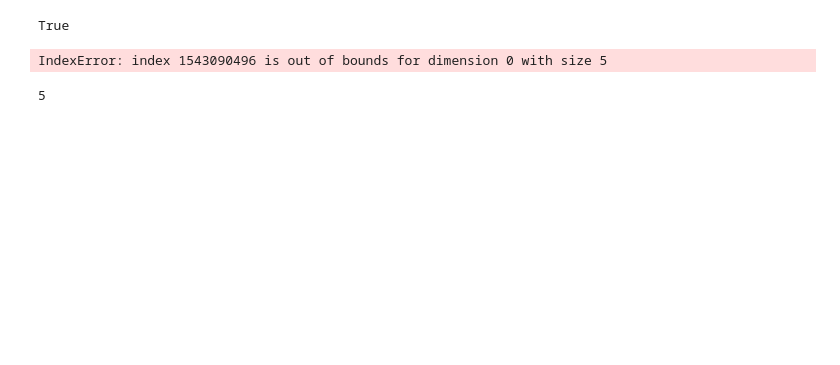
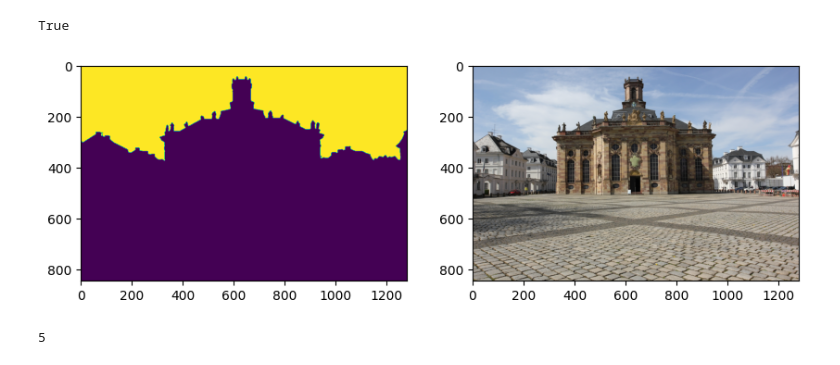
Before and after one commit to JADGardner/neusky, a Jupyter notebook: notebooks/ddf.ipynb, the cells around one changed output. Saved outputs shown, nothing was run; the diff lists cells and outputs as text; code cells hidden in the pictures; blank space fills up the shorter version.

```diff
--- a/notebooks/ddf.ipynb
+++ b/notebooks/ddf.ipynb
@@ -145,12 +137,12 @@ batch = make_batch_clone(batch_original)
 # %%
 # plot batch['mask'] and batch['image] on same figure using matplotlib
-ray_bundle, batch = datamanager.eval_dataloader.get_data_from_image_idx(0)
+batch = datamanager.train_dataset.get_data(80)
 fig, ax = plt.subplots(1, 2, figsize=(10, 5))
 ax[0].imshow(batch['fg_mask'].cpu().numpy())
 ax[1].imshow(batch['image'].cpu().numpy())
 plt.show()
 # %% [output]
-IndexError: index 1543090496 is out of bounds for dimension 0 with size 5
+[figure, added]
 # %%
 len(batch['fg_mask'])
 # %% [output]
```
Also changed, not shown: parts of 2 cells of this notebook, 4 other files.
